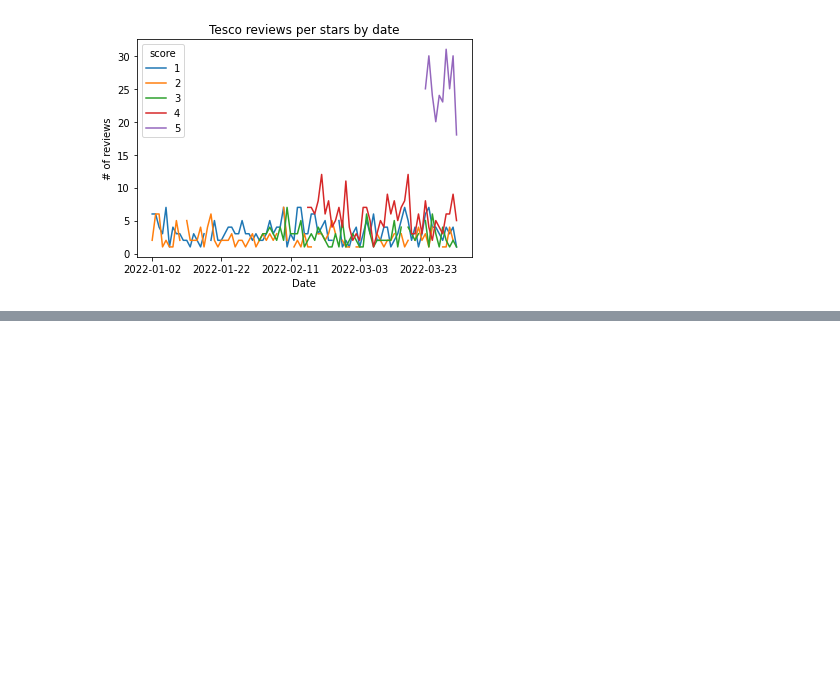
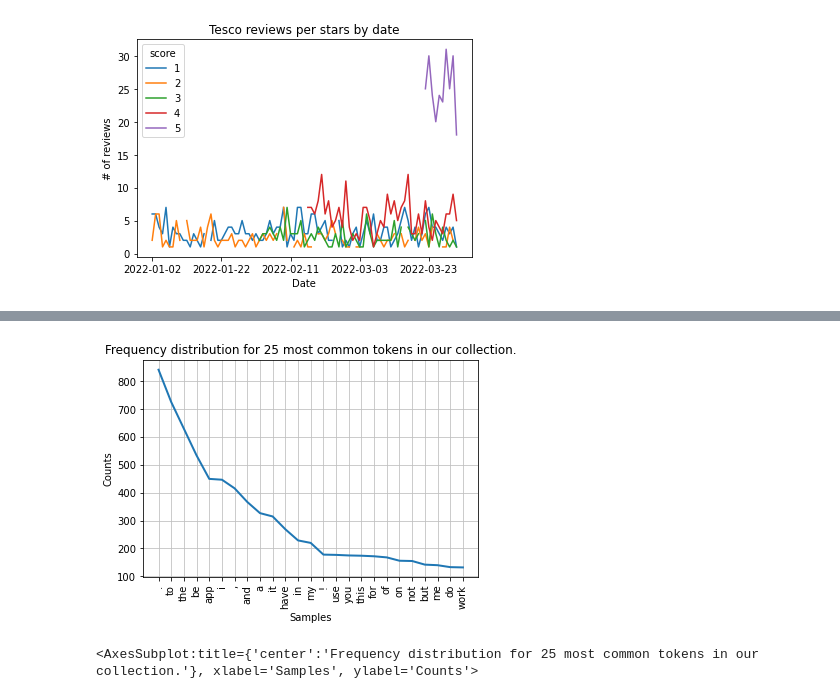
Before and after one commit to carlosperez-dev/delivery-apps-nlp, a Jupyter notebook: B099568.ipynb, the cells around one changed output, grey strips where cells are left out. Cells and saved outputs as stored; diff of their text form; code cells hidden in the pictures; blank space fills up the shorter version.

```diff
--- a/B099568.ipynb
+++ b/B099568.ipynb
@@ -342,0 +599,12 @@ plt.show()
+# %%
+for review in app_reviews_df['reviews_in_words']:
+    for index, word in enumerate(review):
+        if (index+1 < len(review) and index - 1 >= 0):
+            prev_el = str(review[index-1])
+            curr_el = str(word)
+            next_el = str(review[index+1])
+            #print(prev_el, curr_el, next_el)
+            if (prev_el == 'check' and curr_el == 'out') or (prev_el == 'club' and curr_el == 'card'):
+                review[index-1:index] = [''.join(review[index-1:index])]
+            elif (curr_el == 'check' and next_el == 'out') or (curr_el == 'club' and next_el == 'card'):
+                review[index:index+2] = [''.join(review[index:index+2])]
@@ -342,0 +703,7 @@ plt.show()
+# %%
+morrisons_reviews.reset_index(inplace = True, drop = True)
+marksandspencer_reviews.reset_index(inplace = True, drop = True)
+asda_reviews.reset_index(inplace = True, drop = True)
+aldi_reviews.reset_index(inplace = True, drop = True)
+sainsburys_reviews.reset_index(inplace = True, drop = True)
+waitrose_reviews.reset_index(inplace = True, drop = True)
@@ -342,0 +717,5 @@ plt.show()
+# %%
+make_dist_plot(morrisons_reviews['reviews_lemmatized'], 25)
+# %% [output]
+[figure, added]
+<AxesSubplot:title={'center':'Frequency distribution for 25 most common tokens in our collection.'}, xlabel='Samples', ylabel='Counts'>
```
Also changed, not shown: parts of 88 cells of this notebook, 8 other files.
